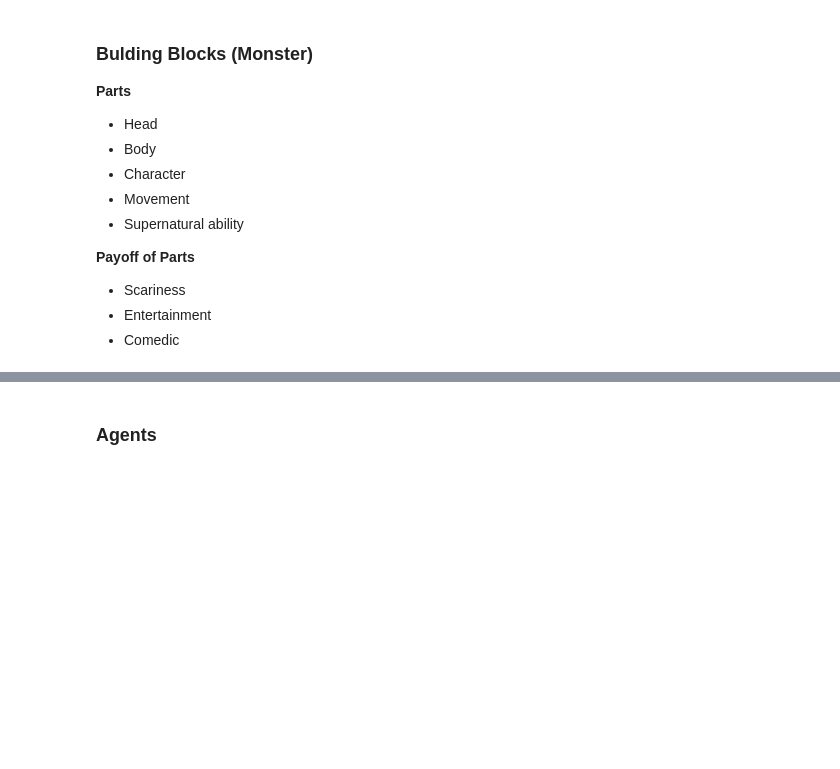
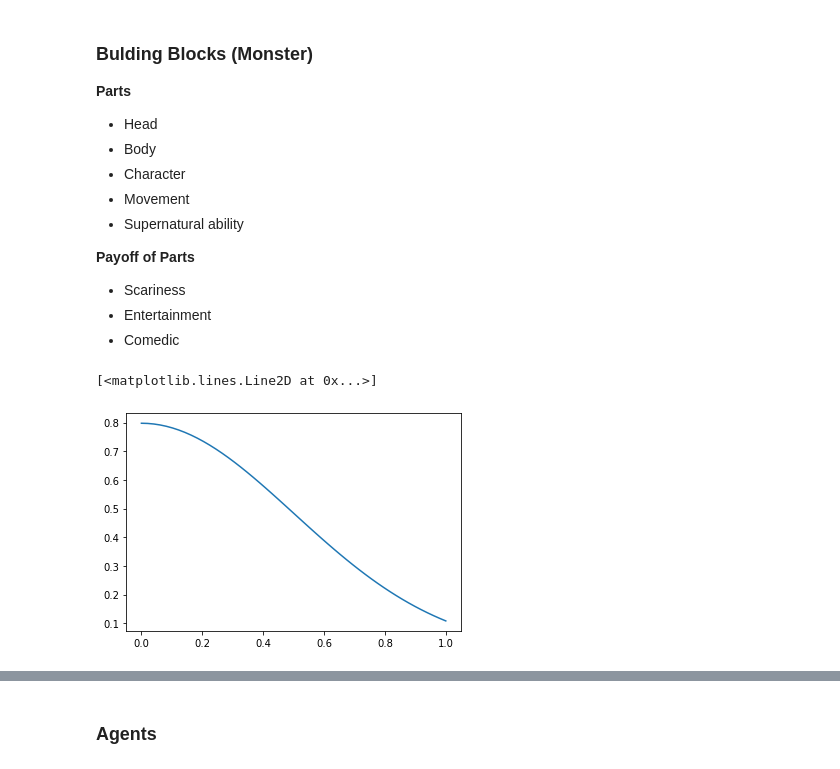
Before and after one commit to sheuschk/DiversitySimulation, a Jupyter notebook: Creative Building Task.ipynb, the cells around one changed output, grey strips where cells are left out. Cells and saved outputs as stored; diff of their text form; code cells hidden in the pictures; blank space fills up the shorter version.

```diff
--- a/Creative Building Task.ipynb
+++ b/Creative Building Task.ipynb
@@ -30,3 +46,11 @@ rng = np.random.default_rng(0)
 - Scariness
 - Entertainment
 - Comedic
+# %%
+# Unequal part distribution
+from scipy.stats import norm
+x_range = np.linspace(0,1)
+plt.plot(x_range, norm.pdf(x_range, 0, 0.5))
+# %% [output]
+[<matplotlib.lines.Line2D at 0x...>]
+[figure, added]
```
Also changed, not shown: parts of 59 cells of this notebook, 3 other files.
